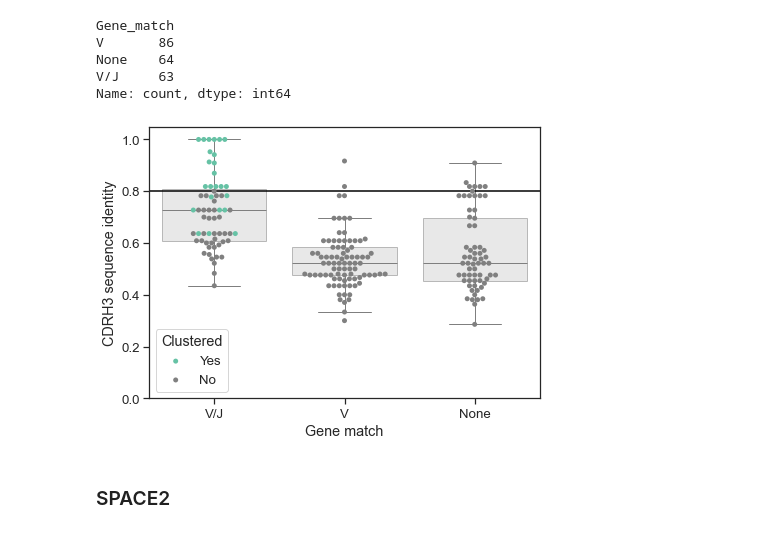
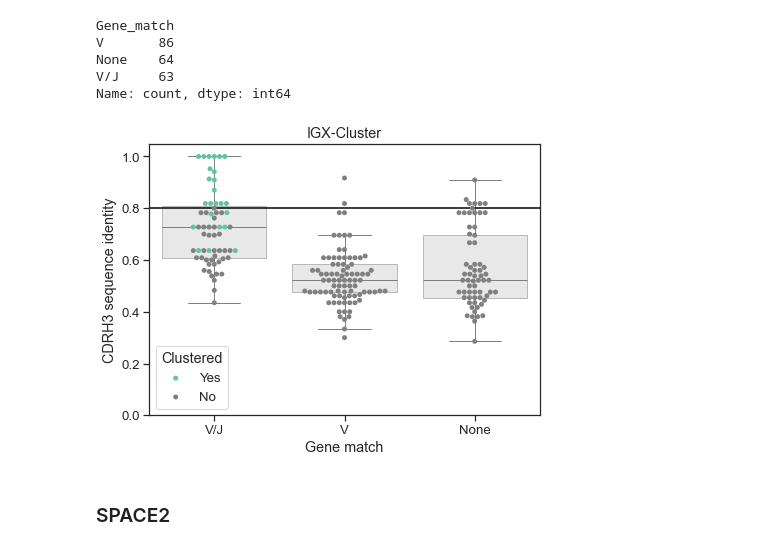
Before and after one commit to kathiwaury/clustering-comparison, a Jupyter notebook: code/06_Clustering_comparison.ipynb, the cells around one changed output. Saved outputs shown, nothing was run; the diff lists cells and outputs as text; code cells hidden in the pictures.

```diff
--- a/code/06_Clustering_comparison.ipynb
+++ b/code/06_Clustering_comparison.ipynb
@@ -303,20 +303,20 @@ Name: count, dtype: int64
 # %%
 sns.set(style=("ticks"), font_scale=1.2, palette="Set2")
 fig, ax = plt.subplots(1, 1, figsize=(7,5))
 
 sns.swarmplot(data=antibody_pairs_cluster_summary, y="Distance_normalized", x="Gene_match", hue="IGX_clustered",
     order=["V/J", "V", "None"], palette=["grey", pal[0]], ax=ax)
 
 sns.boxplot(data=antibody_pairs_cluster_summary, y="Distance_normalized", x="Gene_match", order=["V/J", "V", "None"],
     showfliers=False, color="lightgrey", boxprops=dict(alpha=0.5), ax=ax)
-ax.set(xlabel="Gene match", ylabel="CDRH3 sequence identity", ylim=(0,1.05))
+ax.set(title="IGX-Cluster", xlabel="Gene match", ylabel="CDRH3 sequence identity", ylim=(0,1.05))
 ax.axhline(0.8, color="black")
 ax.legend(title="Clustered", loc="lower left", labels=["Yes", "No"])
 
 plt.savefig(os.path.dirname(os.getcwd()) + "/figs/Clonotyping_gene_match.png", dpi=300, transparent=True,
     bbox_inches="tight")
 # %% [output]
-[figure, old version]
+[figure, new version]
 # %% [markdown]
 ### SPACE2
 # %%
```
Also changed, not shown: parts of 10 cells of this notebook, 9 other files.
